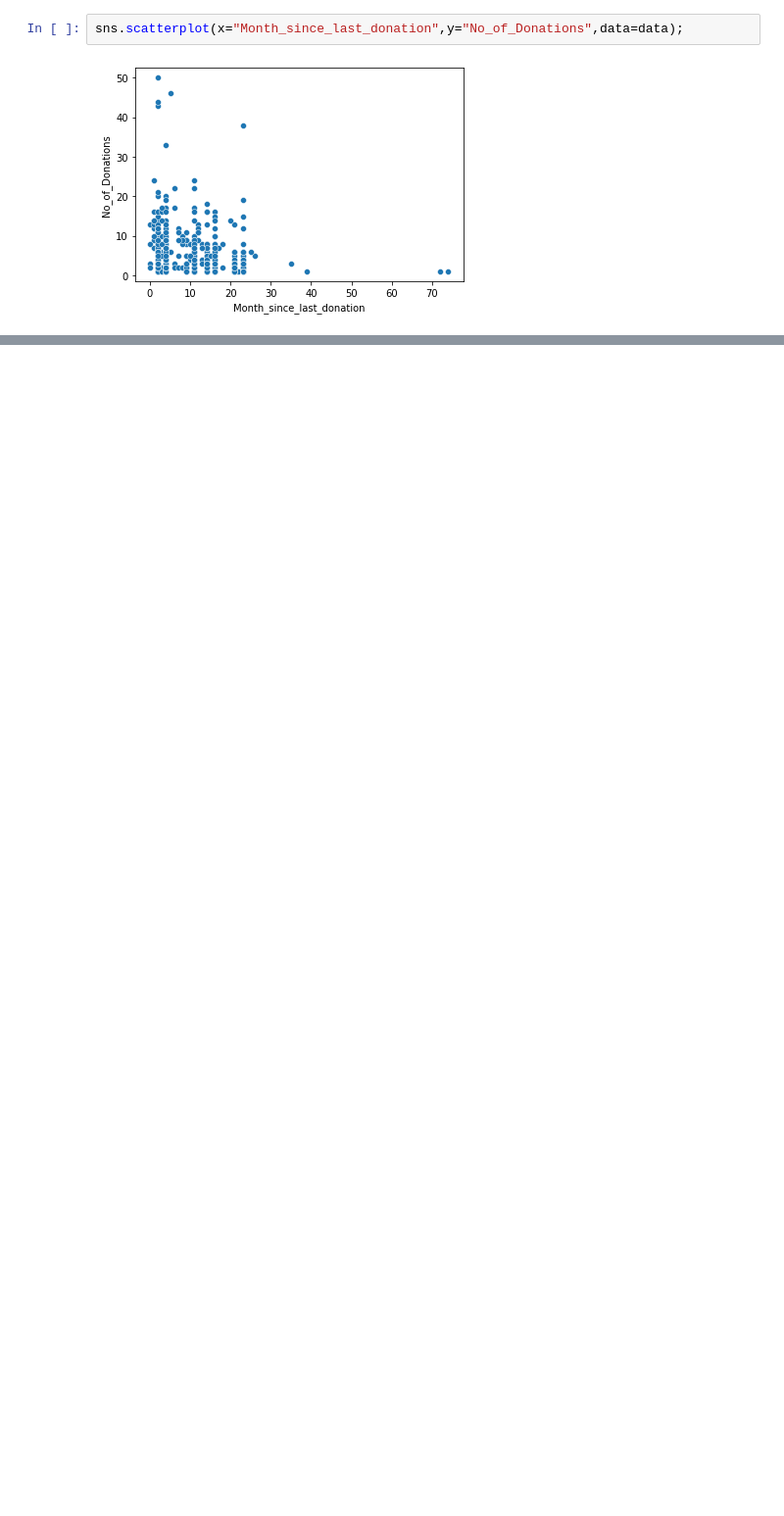
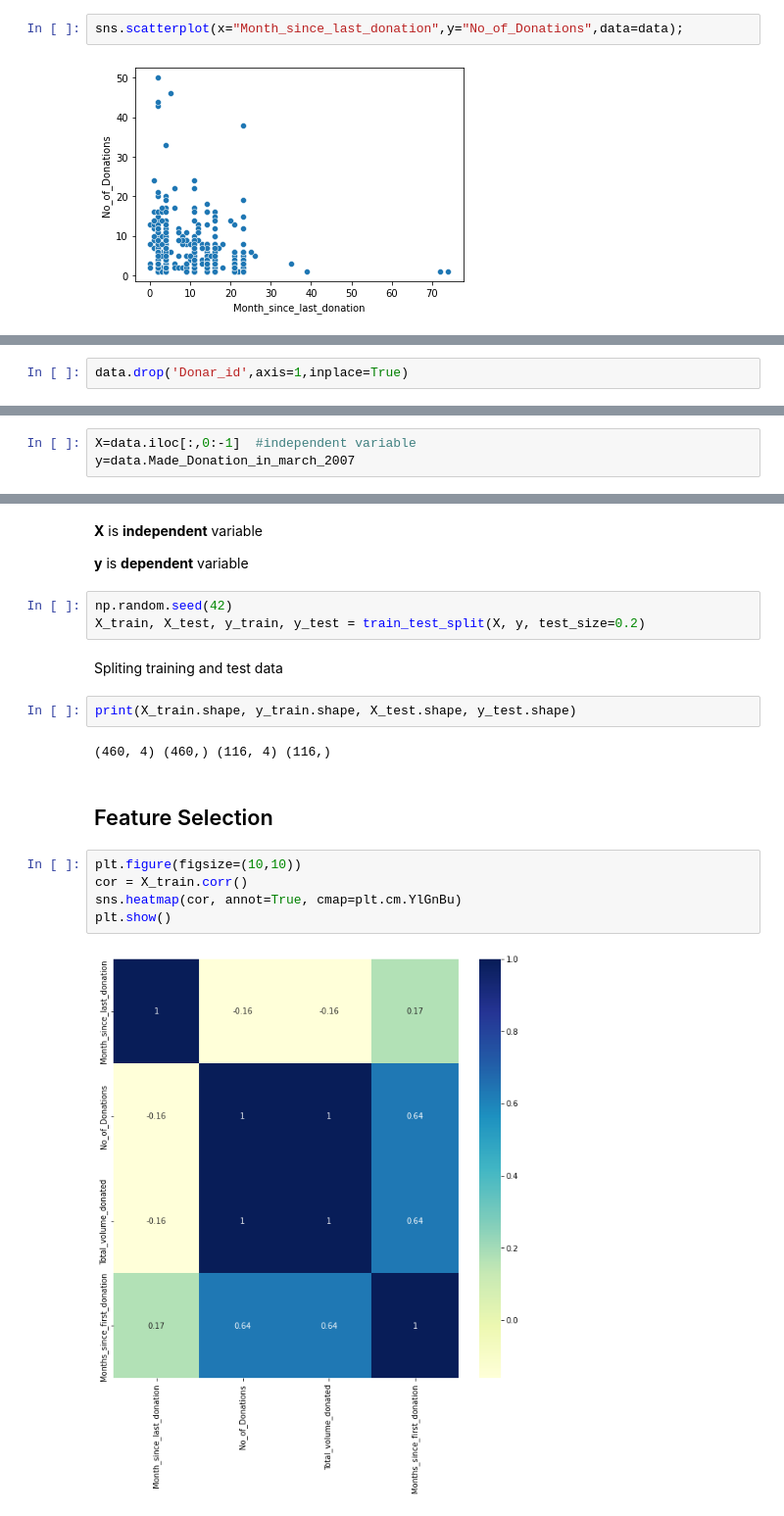
Before and after one commit to 21Ovi/Blood-Donation-Prediction, a Jupyter notebook: BloodDonationPrediciton.ipynb, the cells around one changed output, grey strips where cells are left out. Shown at 98% size. Cells and saved outputs as stored; diff of their text form; blank space fills up the shorter version.

```diff
--- a/BloodDonationPrediciton.ipynb
+++ b/BloodDonationPrediciton.ipynb
@@ -162,0 +217,2 @@ sns.scatterplot(x="Month_since_last_donation",y="No_of_Donations",data=data);
+# %%
+data.drop('Donar_id',axis=1,inplace=True)
@@ -162,0 +238,3 @@ sns.scatterplot(x="Month_since_last_donation",y="No_of_Donations",data=data);
+# %%
+X=data.iloc[:,0:-1]  #independent variable
+y=data.Made_Donation_in_march_2007
@@ -162,0 +272,22 @@ sns.scatterplot(x="Month_since_last_donation",y="No_of_Donations",data=data);
+# %% [markdown]
+**X** is **independent** variable
+
+**y** is **dependent** variable
+# %%
+np.random.seed(42)
+X_train, X_test, y_train, y_test = train_test_split(X, y, test_size=0.2)
+# %% [markdown]
+Spliting training and test data
+# %%
+print(X_train.shape, y_train.shape, X_test.shape, y_test.shape)
+# %% [output]
+(460, 4) (460,) (116, 4) (116,)
+# %% [markdown]
+## Feature Selection
+# %%
+plt.figure(figsize=(10,10))
+cor = X_train.corr()
+sns.heatmap(cor, annot=True, cmap=plt.cm.YlGnBu)
+plt.show()
+# %% [output]
+[figure, added]
```
Also changed, not shown: parts of 27 cells of this notebook.
